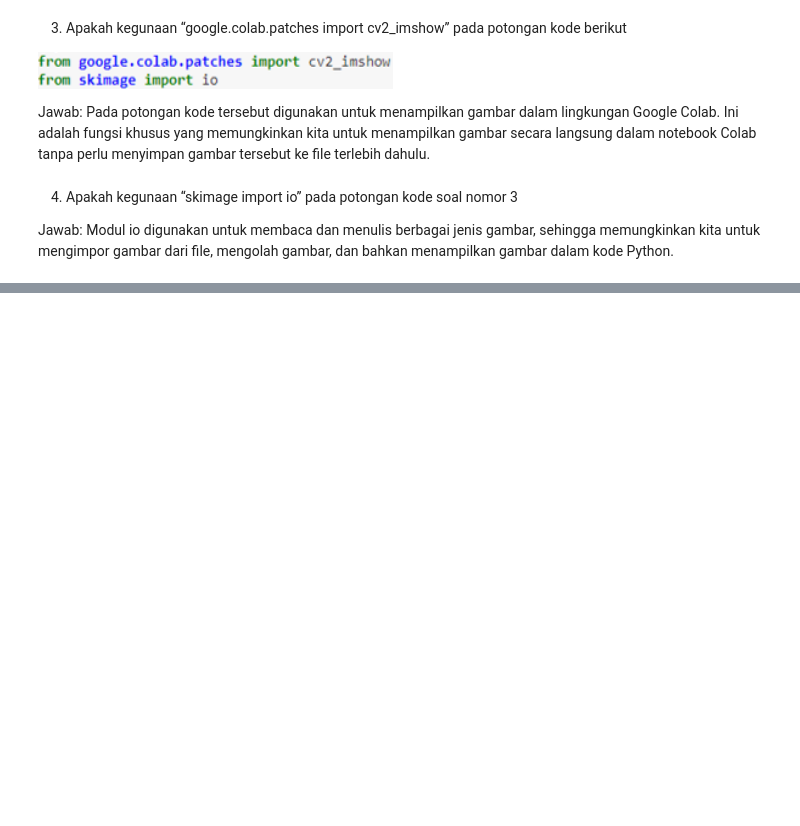
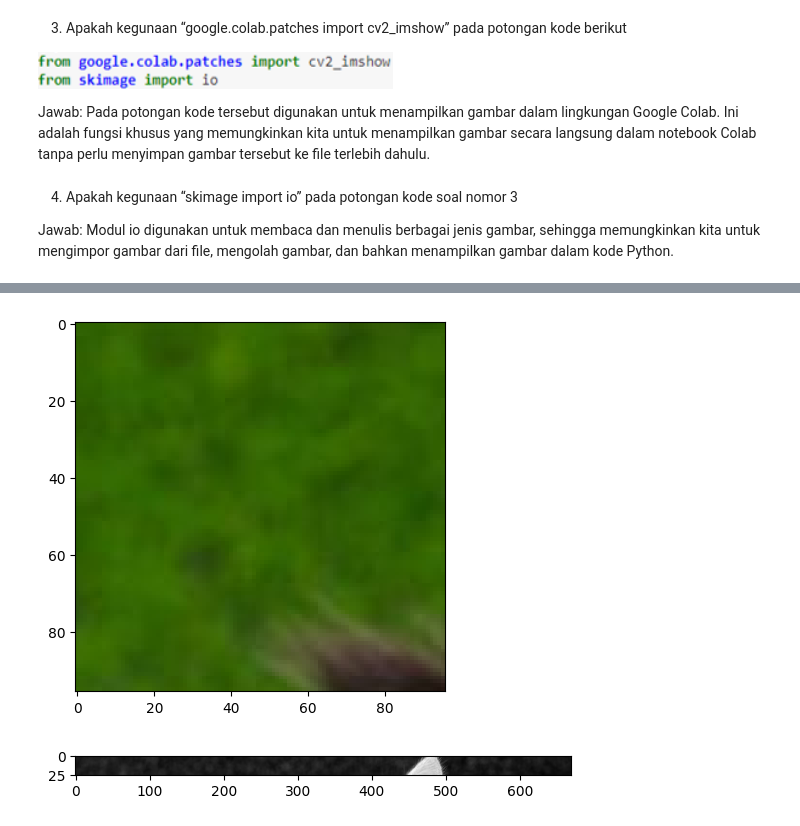
Before and after one commit to abiyasa05/PCVK_Ganjil_2023, a Jupyter notebook: Week2.ipynb, the cells around one changed output, grey strips where cells are left out. Saved outputs shown, nothing was run; the diff lists cells and outputs as text; code cells hidden in the pictures; blank space fills up the shorter version.

```diff
--- a/Week2.ipynb
+++ b/Week2.ipynb
@@ -155,0 +185,22 @@ Jawab: Modul io digunakan untuk membaca dan menulis berbagai jenis gambar, sehin
+# %%
+# 3. Tampilkan image baris ke 20-115, kolom 25-120!
+
+# Ambil bagian yang diinginkan dari gambar
+cropped_img = img[20:116, 25:121]
+
+# Tampilkan bagian yang diambil
+plt.imshow(cropped_img[..., ::-1])  # Menampilkan dalam format RGB
+plt.show()
+# %% [output]
+[figure, added]
+# %%
+# 4. Tampilkan image baris ke 5-30, semua kolom, channel Red saja!
+
+# Ambil saluran warna Merah (Red) dari bagian yang diinginkan
+cropped_red_channel = img[5:31, :, 2]  # Saluran Merah (Red) adalah saluran ketiga (indeks 2)
+
+# Tampilkan saluran warna Merah (Red)
+plt.imshow(cropped_red_channel, cmap='gray')  # Tampilkan dalam skala warna abu-abu
+plt.show()
+# %% [output]
+[figure, added]
```
Also changed, not shown: parts of 11 cells of this notebook.
